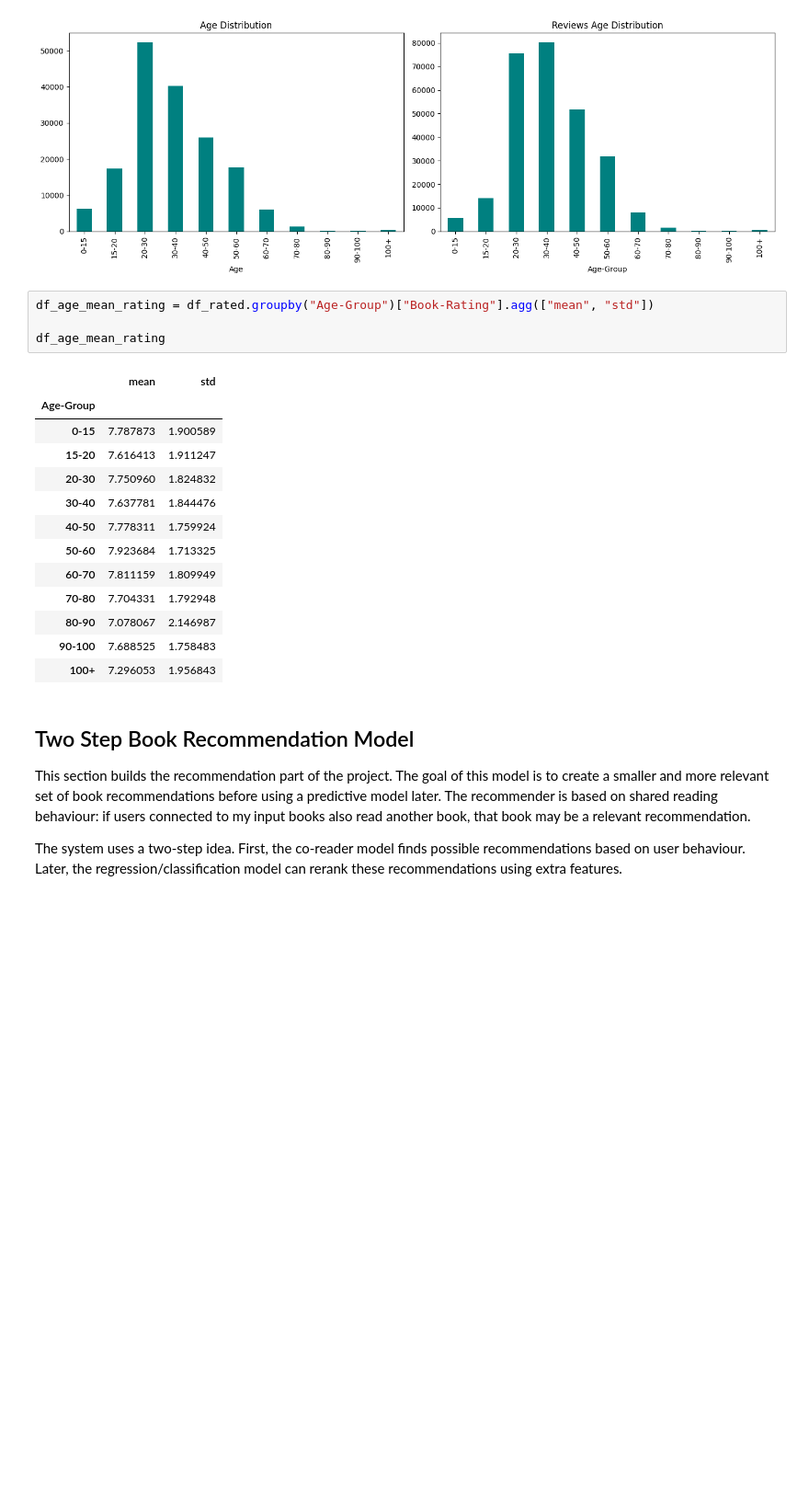
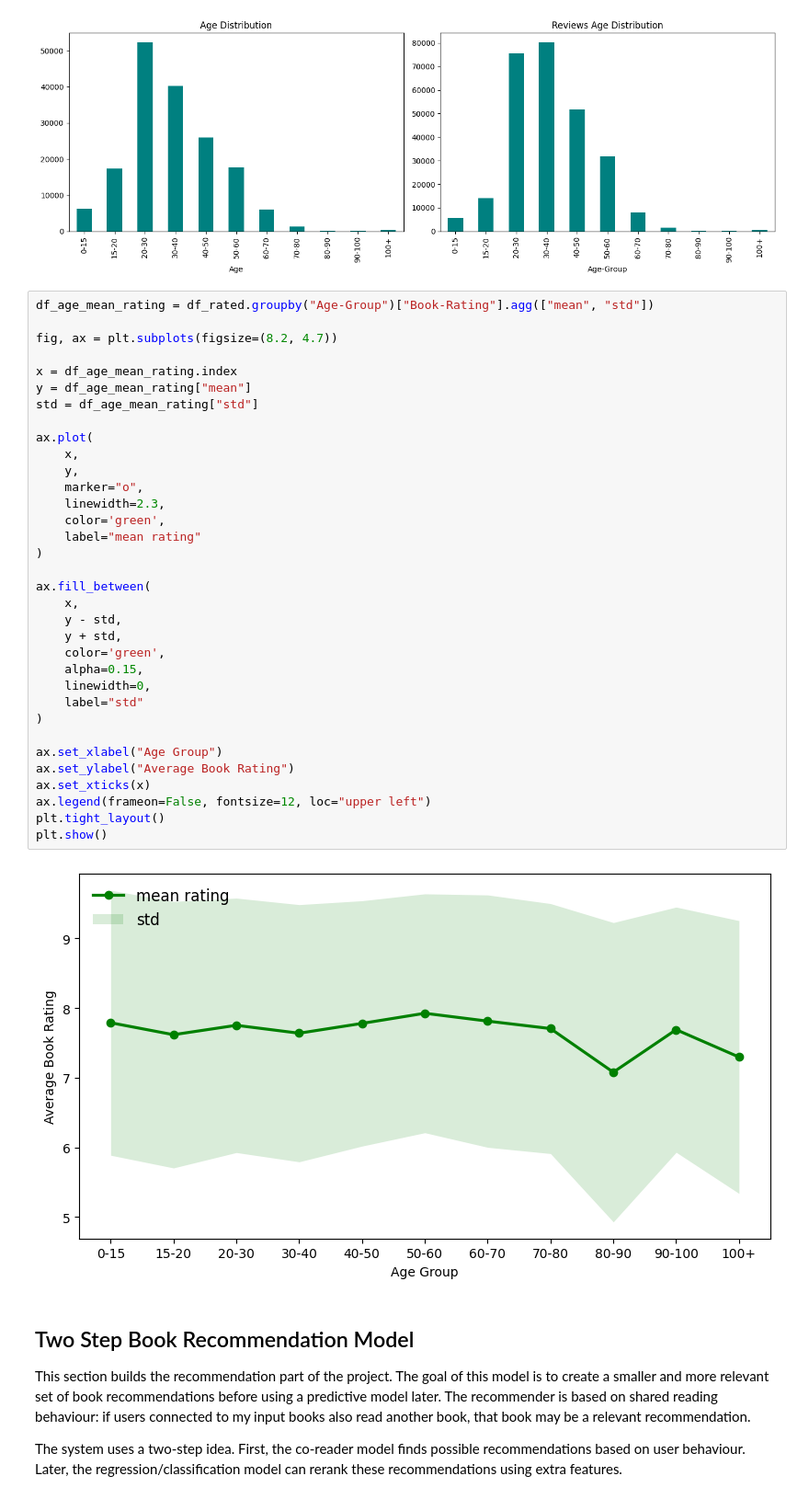
Before and after one commit to vladipetkov/Amazon-Books, a Jupyter notebook: group22_amazon_books.ipynb, the cells around one changed output. Shown at 92% size. Cells and saved outputs as stored; diff of their text form; blank space fills up the shorter version.

Commit message:
report EDA visualisation

```diff
--- a/group22_amazon_books.ipynb
+++ b/group22_amazon_books.ipynb
@@ -468,21 +468,39 @@ plt.show()
 # %%
 df_age_mean_rating = df_rated.groupby("Age-Group")["Book-Rating"].agg(["mean", "std"])
 
-df_age_mean_rating
+fig, ax = plt.subplots(figsize=(8.2, 4.7))
+
+x = df_age_mean_rating.index
+y = df_age_mean_rating["mean"]
+std = df_age_mean_rating["std"]
+
+ax.plot(
+    x,
+    y,
+    marker="o",
+    linewidth=2.3,
+    color='green',
+    label="mean rating"
+)
+
+ax.fill_between(
+    x,
+    y - std,
+    y + std,
+    color='green',
+    alpha=0.15,
+    linewidth=0,
+    label="std"
+)
+
+ax.set_xlabel("Age Group")
+ax.set_ylabel("Average Book Rating")
+ax.set_xticks(x)
+ax.legend(frameon=False, fontsize=12, loc="upper left")
+plt.tight_layout()
+plt.show()
 # %% [output]
-|  | mean | std |
-| Age-Group |  |  |
-| 0-15 | 7.787873 | 1.900589 |
-| 15-20 | 7.616413 | 1.911247 |
-| 20-30 | 7.750960 | 1.824832 |
-| 30-40 | 7.637781 | 1.844476 |
-| 40-50 | 7.778311 | 1.759924 |
-| 50-60 | 7.923684 | 1.713325 |
-| 60-70 | 7.811159 | 1.809949 |
-| 70-80 | 7.704331 | 1.792948 |
-| 80-90 | 7.078067 | 2.146987 |
-| 90-100 | 7.688525 | 1.758483 |
-| 100+ | 7.296053 | 1.956843 |
+[figure, added]
 # %% [markdown]
 ## Two Step Book Recommendation Model
 
```
Also changed, not shown: parts of 5 cells of this notebook, 12 other files.
